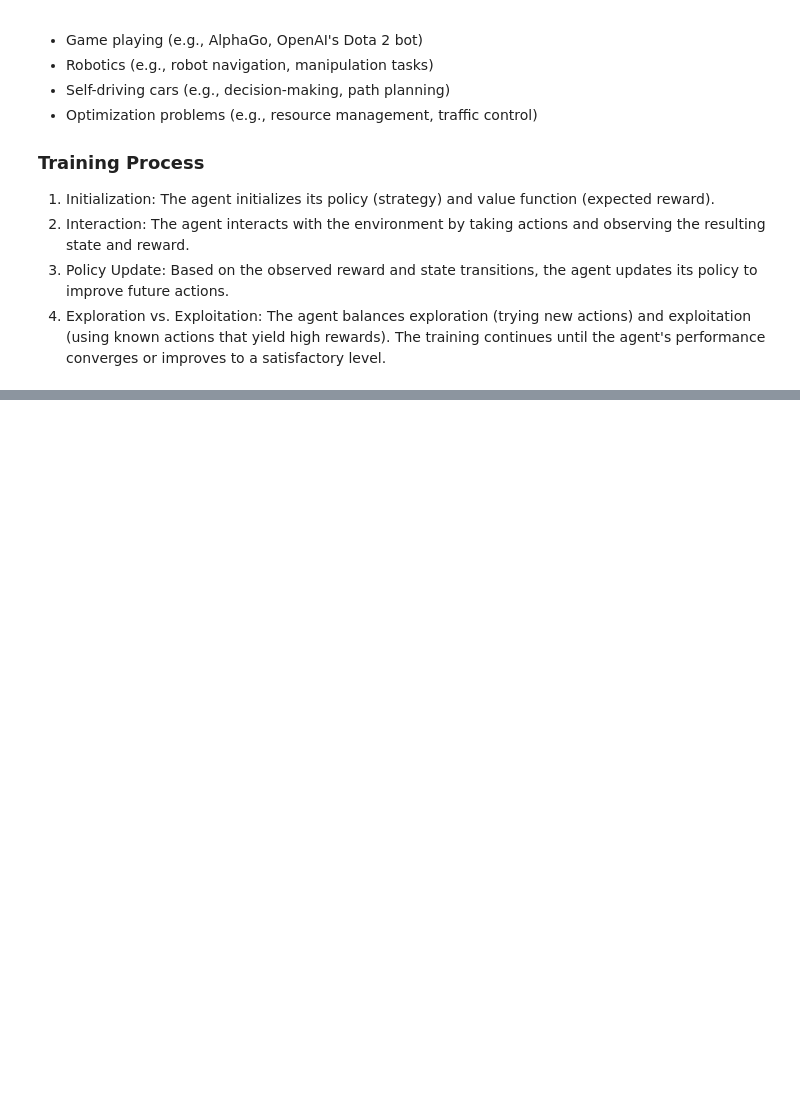
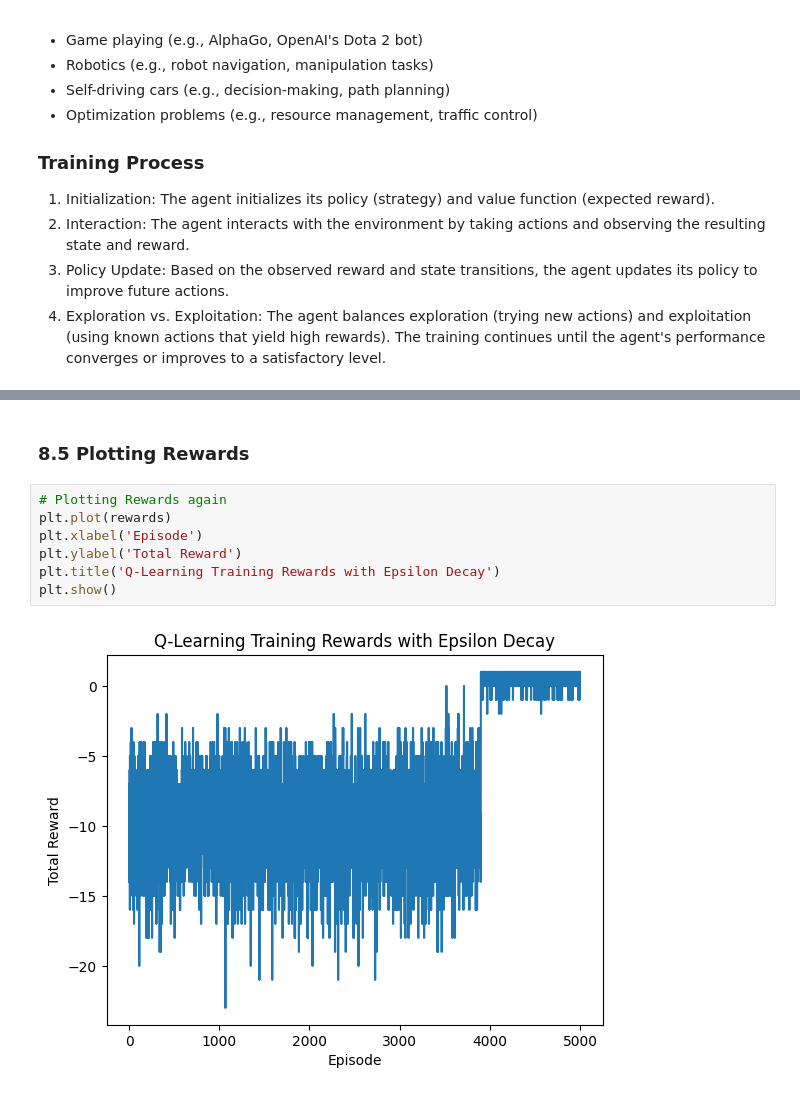
Before and after one commit to JoeyPoel/Minor-Artifical-Intelligence, a Jupyter notebook: python_nn/NeuralNetworkCompare.ipynb, the cells around one changed output, grey strips where cells are left out. Saved outputs shown, nothing was run; the diff lists cells and outputs as text; blank space fills up the shorter version.

```diff
--- a/python_nn/NeuralNetworkCompare.ipynb
+++ b/python_nn/NeuralNetworkCompare.ipynb
@@ -833,0 +901,11 @@ print("Goal reached!")
+# %% [markdown]
+### 8.5 Plotting Rewards
+# %%
+# Plotting Rewards again
+plt.plot(rewards)
+plt.xlabel('Episode')
+plt.ylabel('Total Reward')
+plt.title('Q-Learning Training Rewards with Epsilon Decay')
+plt.show()
+# %% [output]
+[figure, added]
```
Also changed, not shown: parts of 14 cells of this notebook.
